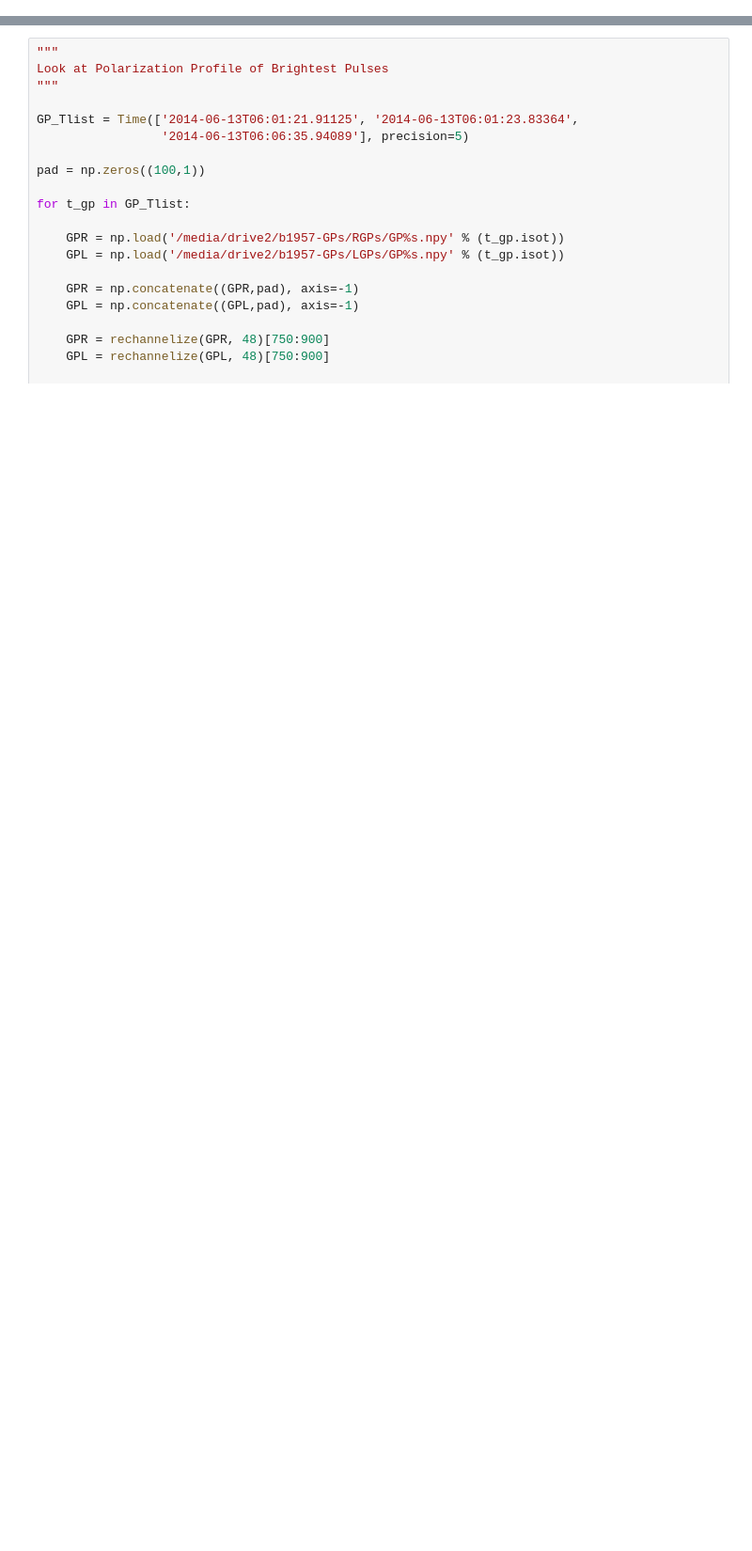
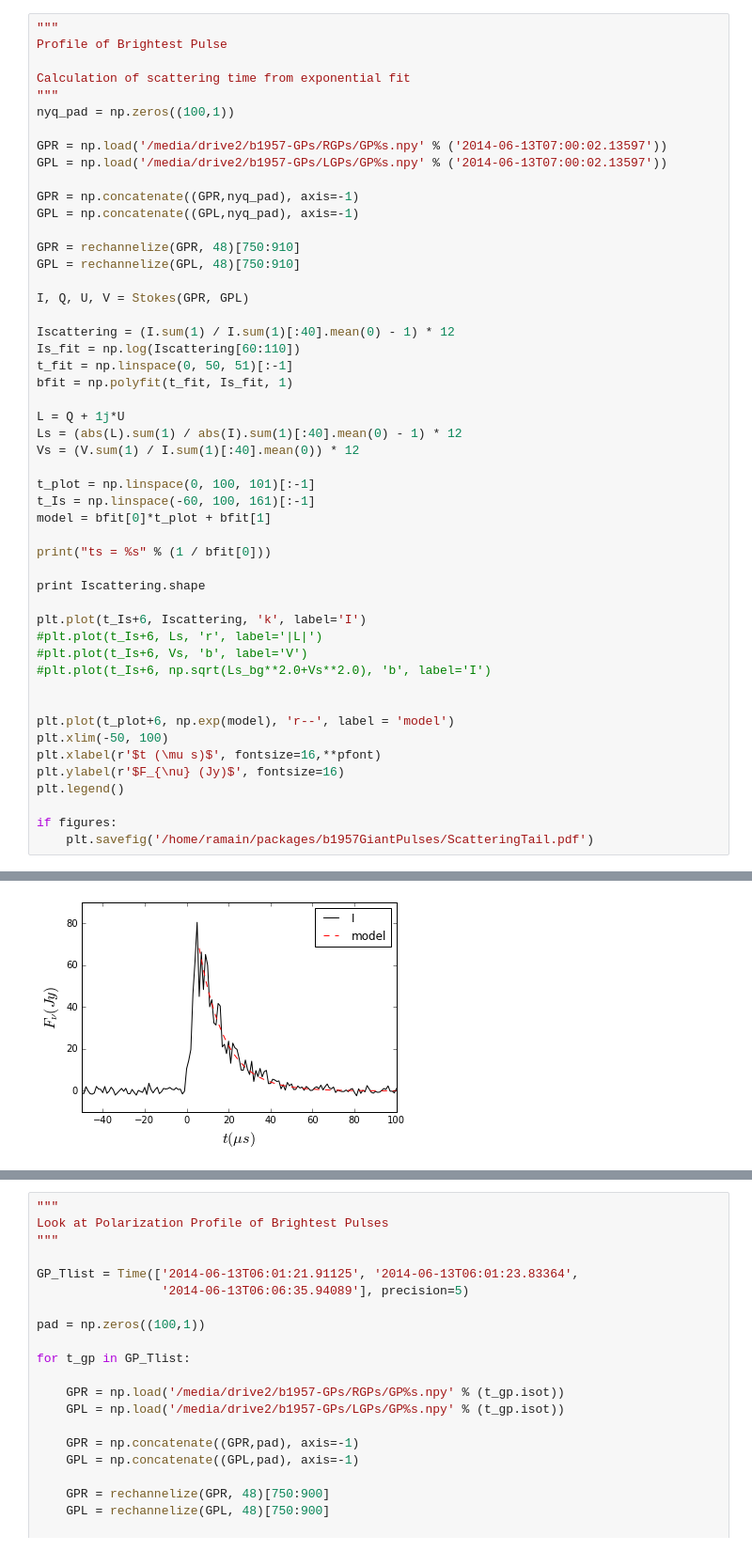
Before and after one commit to ramain/scint_analysis, a Jupyter notebook: b1957_GPs/B1957coherent.ipynb, the cells around one changed output, grey strips where cells are left out. Shown at 94% size. Drawn from its saved outputs; the diff is of its cells as text; blank space fills up the shorter version.

```diff
--- a/b1957_GPs/B1957coherent.ipynb
+++ b/b1957_GPs/B1957coherent.ipynb
@@ -385,0 +233,51 @@ NameError: name 'MPtypical' is not defined
+# %%
+"""
+Profile of Brightest Pulse
+
+Calculation of scattering time from exponential fit
+"""
+nyq_pad = np.zeros((100,1))
+
+GPR = np.load('/media/drive2/b1957-GPs/RGPs/GP%s.npy' % ('2014-06-13T07:00:02.13597'))
+GPL = np.load('/media/drive2/b1957-GPs/LGPs/GP%s.npy' % ('2014-06-13T07:00:02.13597'))
+
+GPR = np.concatenate((GPR,nyq_pad), axis=-1)
+GPL = np.concatenate((GPL,nyq_pad), axis=-1)
+
+GPR = rechannelize(GPR, 48)[750:910]
+GPL = rechannelize(GPL, 48)[750:910]
+
+I, Q, U, V = Stokes(GPR, GPL)
+
+Iscattering = (I.sum(1) / I.sum(1)[:40].mean(0) - 1) * 12
+Is_fit = np.log(Iscattering[60:110])
+t_fit = np.linspace(0, 50, 51)[:-1]
+bfit = np.polyfit(t_fit, Is_fit, 1)
+
+L = Q + 1j*U
+Ls = (abs(L).sum(1) / abs(I).sum(1)[:40].mean(0) - 1) * 12
+Vs = (V.sum(1) / I.sum(1)[:40].mean(0)) * 12
+
+t_plot = np.linspace(0, 100, 101)[:-1]
+t_Is = np.linspace(-60, 100, 161)[:-1]
+model = bfit[0]*t_plot + bfit[1]
+
+print("ts = %s" % (1 / bfit[0]))
+
+print Iscattering.shape
+
+plt.plot(t_Is+6, Iscattering, 'k', label='I')
+#plt.plot(t_Is+6, Ls, 'r', label='|L|')
+#plt.plot(t_Is+6, Vs, 'b', label='V')
+#plt.plot(t_Is+6, np.sqrt(Ls_bg**2.0+Vs**2.0), 'b', label='I')
+
+
+plt.plot(t_plot+6, np.exp(model), 'r--', label = 'model')
+plt.xlim(-50, 100)
+plt.xlabel(r'$t (\mu s)$', fontsize=16,**pfont)
+plt.ylabel(r'$F_{\nu} (Jy)$', fontsize=16)
+plt.legend()
+
+if figures:
+    plt.savefig('/home/ramain/packages/b1957GiantPulses/ScatteringTail.pdf')
+# %% [output]
@@ -385,0 +286 @@ NameError: name 'MPtypical' is not defined
+[figure, added]
```
Also changed, not shown: parts of 57 cells of this notebook, 3 other files.
